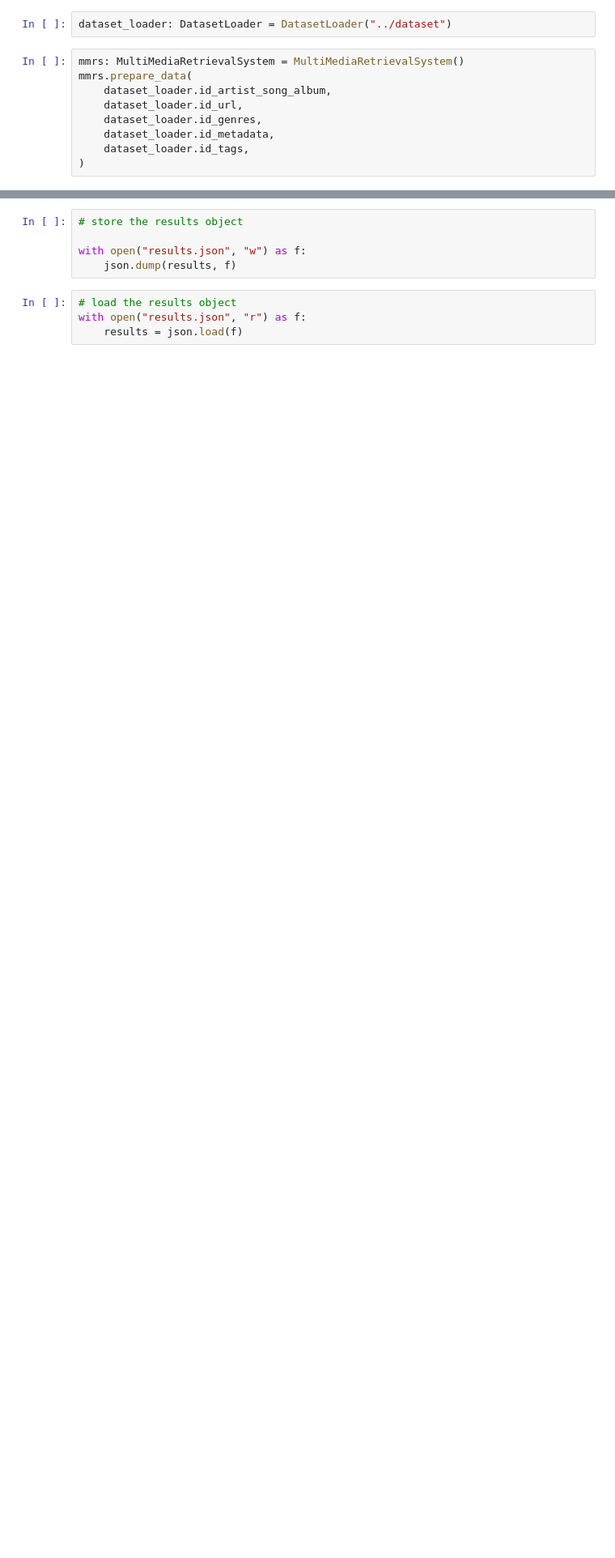
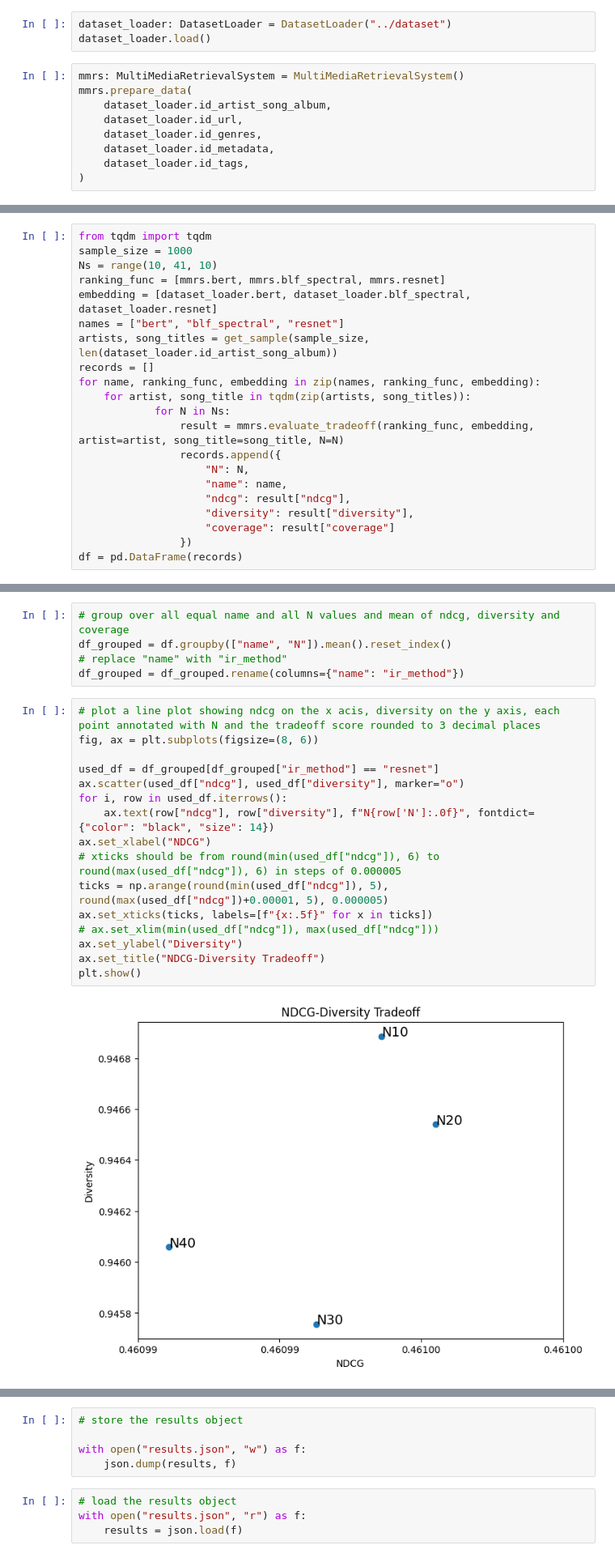
Before and after one commit to xthomsiix/MMSR-project, a Jupyter notebook: dev/task_2_ndcg_tradeoff.ipynb, the cells around one changed output, grey strips where cells are left out. Shown: that part at 81% size. Saved outputs shown, nothing was run; the diff lists cells and outputs as text; blank space fills up the shorter version.

```diff
--- a/dev/task_2_ndcg_tradeoff.ipynb
+++ b/dev/task_2_ndcg_tradeoff.ipynb
@@ -16,6 +18,7 @@ import pandas as pd
 from typing import *  # noqa: F403
 # %%
 dataset_loader: DatasetLoader = DatasetLoader("../dataset")
+dataset_loader.load()
 # %%
 mmrs: MultiMediaRetrievalSystem = MultiMediaRetrievalSystem()
 mmrs.prepare_data(
@@ -27,0 +52,21 @@ mmrs.prepare_data(
+# %%
+from tqdm import tqdm
+sample_size = 1000
+Ns = range(10, 41, 10)
+ranking_func = [mmrs.bert, mmrs.blf_spectral, mmrs.resnet]
+embedding = [dataset_loader.bert, dataset_loader.blf_spectral, dataset_loader.resnet]
+names = ["bert", "blf_spectral", "resnet"]
+artists, song_titles = get_sample(sample_size, len(dataset_loader.id_artist_song_album))
+records = []
+for name, ranking_func, embedding in zip(names, ranking_func, embedding):
+    for artist, song_title in tqdm(zip(artists, song_titles)):
+            for N in Ns:
+                result = mmrs.evaluate_tradeoff(ranking_func, embedding, artist=artist, song_title=song_title, N=N)
+                records.append({
+                    "N": N,
+                    "name": name,
+                    "ndcg": result["ndcg"],
+                    "diversity": result["diversity"],
+                    "coverage": result["coverage"]
+                })
+df = pd.DataFrame(records)
@@ -27,0 +91,23 @@ mmrs.prepare_data(
+# %%
+# group over all equal name and all N values and mean of ndcg, diversity and coverage
+df_grouped = df.groupby(["name", "N"]).mean().reset_index()
+# replace "name" with "ir_method"
+df_grouped = df_grouped.rename(columns={"name": "ir_method"})
+# %%
+# plot a line plot showing ndcg on the x acis, diversity on the y axis, each point annotated with N and the tradeoff score rounded to 3 decimal places
+fig, ax = plt.subplots(figsize=(8, 6))
+
+used_df = df_grouped[df_grouped["ir_method"] == "resnet"]
+ax.scatter(used_df["ndcg"], used_df["diversity"], marker="o")
+for i, row in used_df.iterrows():
+    ax.text(row["ndcg"], row["diversity"], f"N{row['N']:.0f}", fontdict={"color": "black", "size": 14})
+ax.set_xlabel("NDCG")
+# xticks should be from round(min(used_df["ndcg"]), 6) to round(max(used_df["ndcg"]), 6) in steps of 0.000005
+ticks = np.arange(round(min(used_df["ndcg"]), 5), round(max(used_df["ndcg"])+0.00001, 5), 0.000005)
+ax.set_xticks(ticks, labels=[f"{x:.5f}" for x in ticks])
+# ax.set_xlim(min(used_df["ndcg"]), max(used_df["ndcg"]))
+ax.set_ylabel("Diversity")
+ax.set_title("NDCG-Diversity Tradeoff")
+plt.show()
+# %% [output]
+[figure, added]
```
Also changed, not shown: parts of 13 cells of this notebook, 8 other files.
